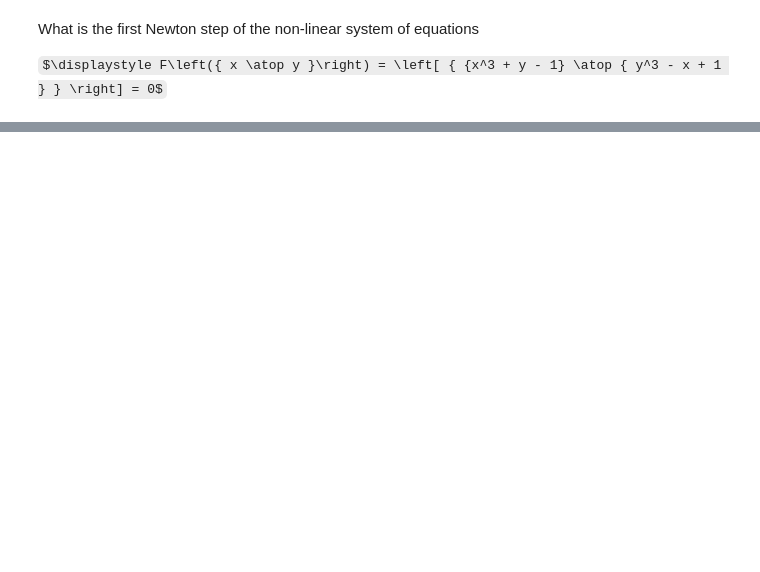
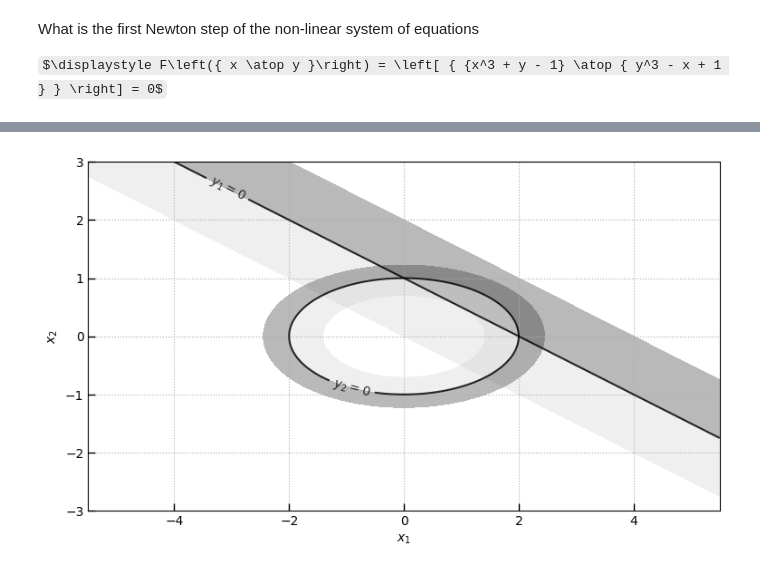
Before and after one commit to gbrammer/scientific-computing, a Jupyter notebook: week4-systems-of-nonlinear-equations.ipynb, the cells around one changed output, grey strips where cells are left out. Cells and saved outputs as stored; diff of their text form; code cells hidden in the pictures; some formulas as TeX source; blank space fills up the shorter version.

```diff
--- a/week4-systems-of-nonlinear-equations.ipynb
+++ b/week4-systems-of-nonlinear-equations.ipynb
@@ -124 +156,5 @@ def newton_step(xk, damp=1, tol=1.e-12):
+# %%
+fig, ax = plot_nonlinear_system(func)
+# %% [output]
+[figure, added]
 # %%
```
Also changed, not shown: parts of 36 cells of this notebook.
